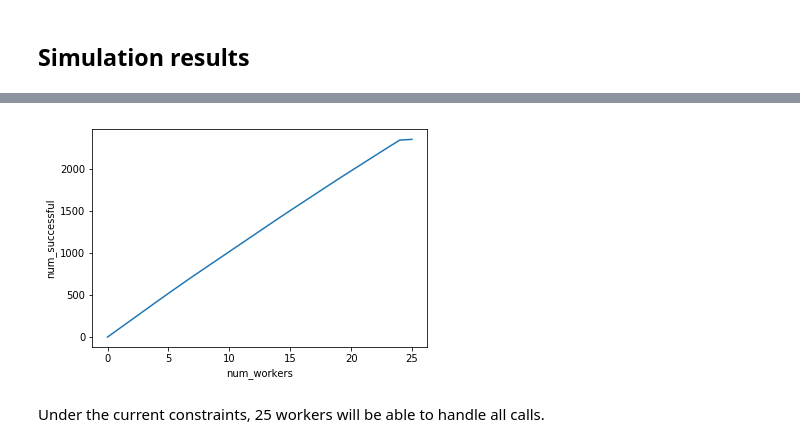
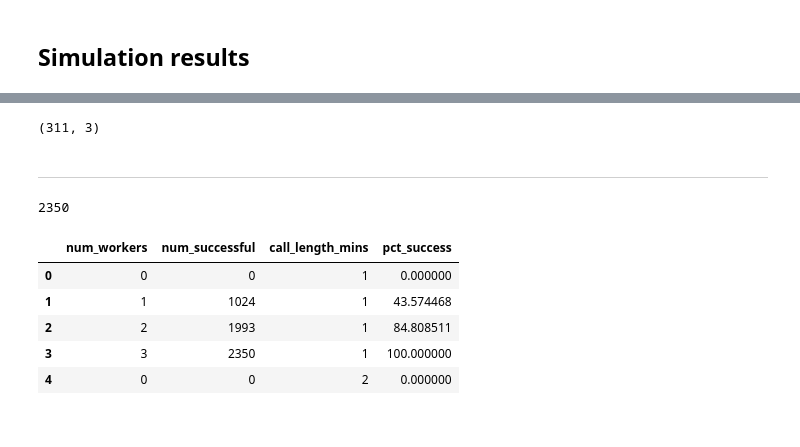
Before and after one commit to veleritas/call_sim, a Jupyter notebook: simulate.ipynb, the cells around one changed output, grey strips where cells are left out. Cells and saved outputs as stored; diff of their text form; code cells hidden in the pictures.

```diff
--- a/simulate.ipynb
+++ b/simulate.ipynb
@@ -194,6 +203,10 @@ res.head()
-# %%
-sns.lineplot(data=res, x="num_workers", y="num_successful");
-# %% [output]
-[figure, removed]
-# %% [markdown]
-Under the current constraints, 25 workers will be able to handle all calls.
+# %%
+res.shape
+# %% [output]
+(311, 3)
+# %% [markdown]
+---
+# %%
+TOTAL_CALLS
+# %% [output]
+2350
@@ -199,0 +217,9 @@ Under the current constraints, 25 workers will be able to handle all calls.
+# %%
+fres.head()
+# %% [output]
+|  | num_workers | num_successful | call_length_mins | pct_success |
+| 0 | 0 | 0 | 1 | 0.000000 |
+| 1 | 1 | 1024 | 1 | 43.574468 |
+| 2 | 2 | 1993 | 1 | 84.808511 |
+| 3 | 3 | 2350 | 1 | 100.000000 |
+| 4 | 0 | 0 | 2 | 0.000000 |
```
Also changed, not shown: parts of 7 cells of this notebook.
